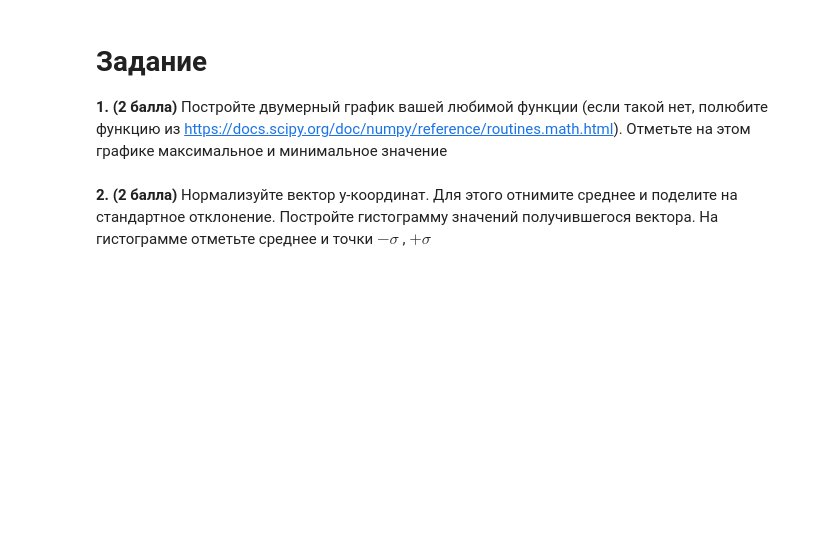
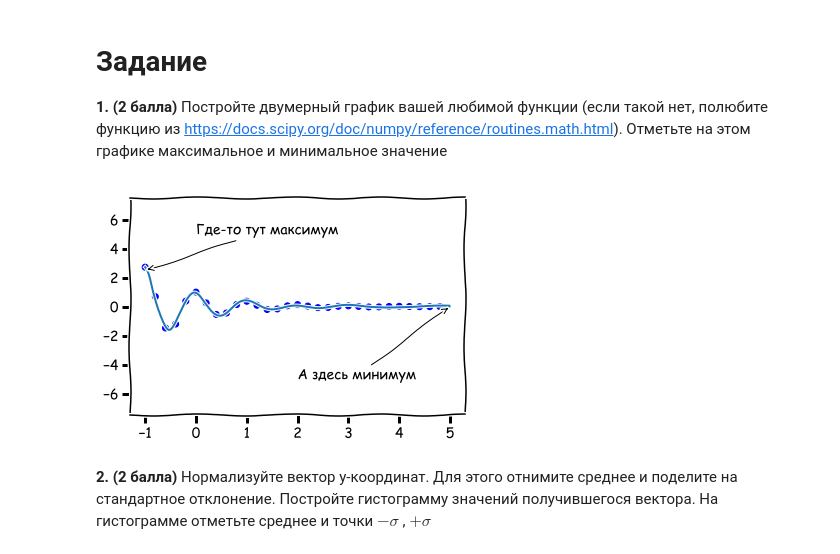
Before and after one commit to SlinkoIgor/express_ml, a Jupyter notebook: 03_pandas_gradient_boosting_visualization/visualization_task.ipynb, the cells around one changed output. Saved outputs shown, nothing was run; the diff lists cells and outputs as text; code cells hidden in the pictures; blank space fills up the shorter version.

Commit message:
Solve visualization_task

```diff
--- a/03_pandas_gradient_boosting_visualization/visualization_task.ipynb
+++ b/03_pandas_gradient_boosting_visualization/visualization_task.ipynb
@@ -2,5 +2,26 @@
 # Задание
 
 <b>1. (2 балла)</b> Постройте двумерный график вашей любимой функции (если такой нет, полюбите функцию из https://docs.scipy.org/doc/numpy/reference/routines.math.html). Отметьте на этом графике максимальное и минимальное значение
+# %%
+%matplotlib inline
+import numpy as np
+import matplotlib.pyplot as plt
+
+def f(t):
+    return np.exp(-t) * np.cos(2*np.pi*t)
+
+t1 = np.arange(-1.0, 5.0, 0.2)
+t2 = np.arange(-1.0, 5.0, 0.01)
+
+f_t1 = f(t1)
+f_t2 = f(t2)
+
+with plt.xkcd():
+    plt.ylim(-7.5, 7.5)
+    plt.annotate('Где-то тут максимум', xy=(-1, 2.5), arrowprops=dict(arrowstyle='->'), xytext=(0, 5))
+    plt.annotate('А здесь минимум', xy=(5, 0), arrowprops=dict(arrowstyle='->'), xytext=(2, -5))
+    plt.plot(t1, f_t1, 'bo', t2, f_t2);
+# %% [output]
+[figure, added]
 # %% [markdown]
 <b>2. (2 балла)</b> Нормализуйте вектор y-координат. Для этого отнимите среднее и поделите на стандартное отклонение. Постройте гистограмму значений получившегося вектора. На гистограмме отметьте среднее и точки $-\sigma$ , $+\sigma$
```
Also changed, not shown: parts of 3 cells of this notebook.
